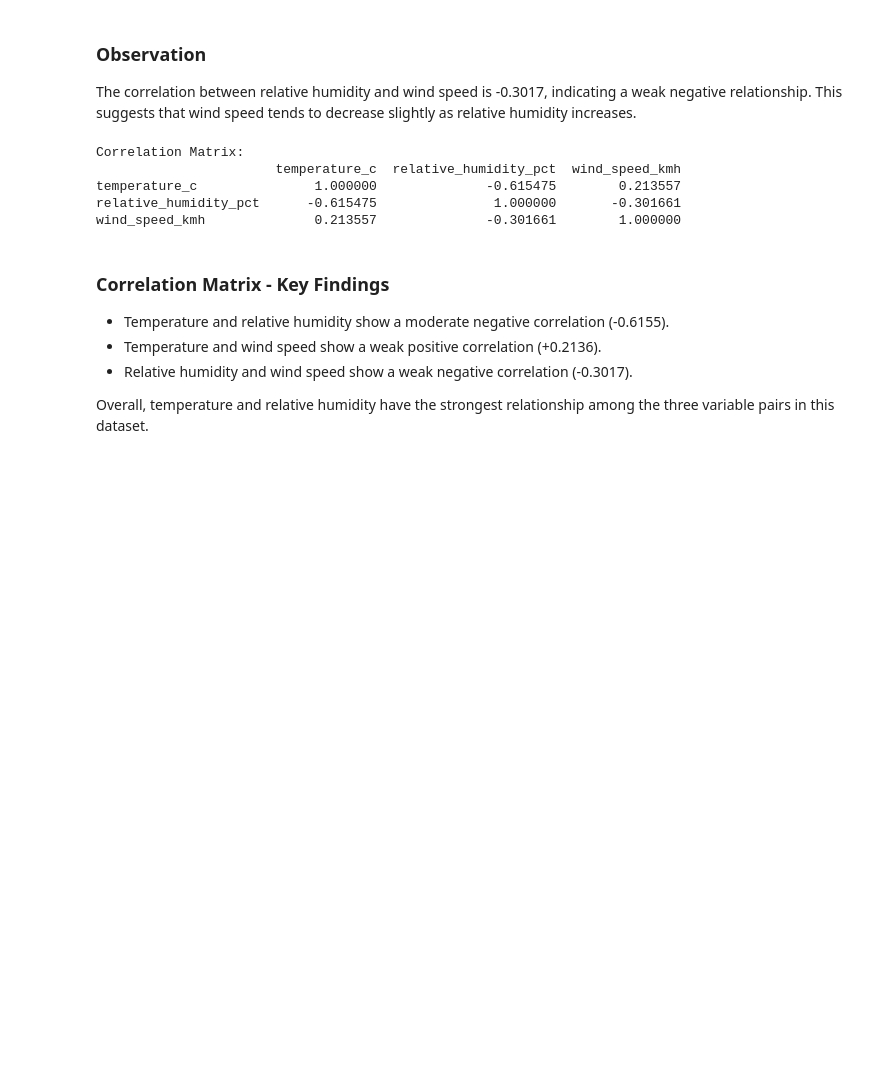
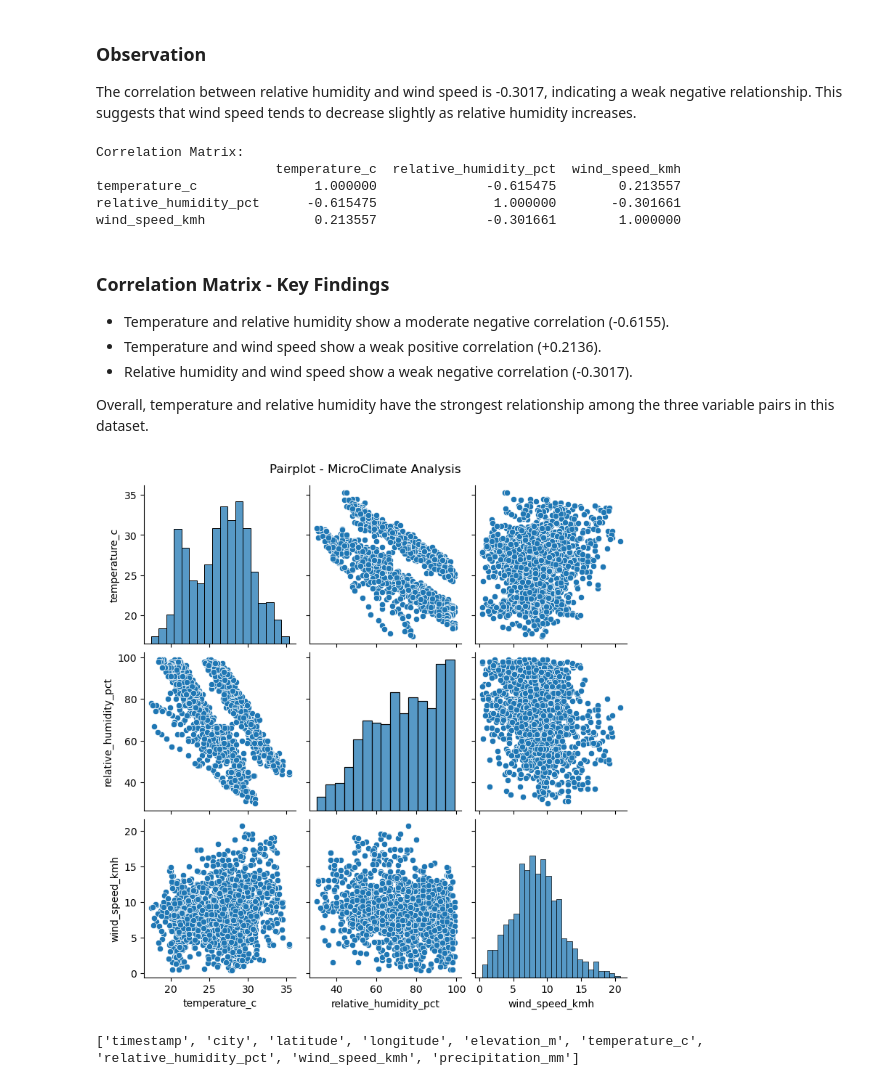
Before and after one commit to shabaz-syed/AtomSync-MicroClimate-Analaytics, a Jupyter notebook: Notebooks/01_data_understanding.ipynb, the cells around one changed output. Saved outputs shown, nothing was run; the diff lists cells and outputs as text; code cells hidden in the pictures; blank space fills up the shorter version.

```diff
--- a/Notebooks/01_data_understanding.ipynb
+++ b/Notebooks/01_data_understanding.ipynb
@@ -306,3 +306,20 @@ wind_speed_kmh              0.213557              -0.301661        1.000000
 
 Overall, temperature and relative humidity have the strongest relationship
 among the three variable pairs in this dataset.
+# %%
+import seaborn as sns
+import matplotlib.pyplot as plt
+
+sns.pairplot(
+    df[['temperature_c', 'relative_humidity_pct', 'wind_speed_kmh']],
+    diag_kind='hist'
+)
+
+plt.suptitle('Pairplot - MicroClimate Analysis', y=1.02)
+plt.show()
+# %% [output]
+[figure, added]
+# %%
+print(df.columns.tolist())
+# %% [output]
+['timestamp', 'city', 'latitude', 'longitude', 'elevation_m', 'temperature_c', 'relative_humidity_pct', 'wind_speed_kmh', 'precipitation_mm']
```
Also changed, not shown: parts of 11 cells of this notebook.
